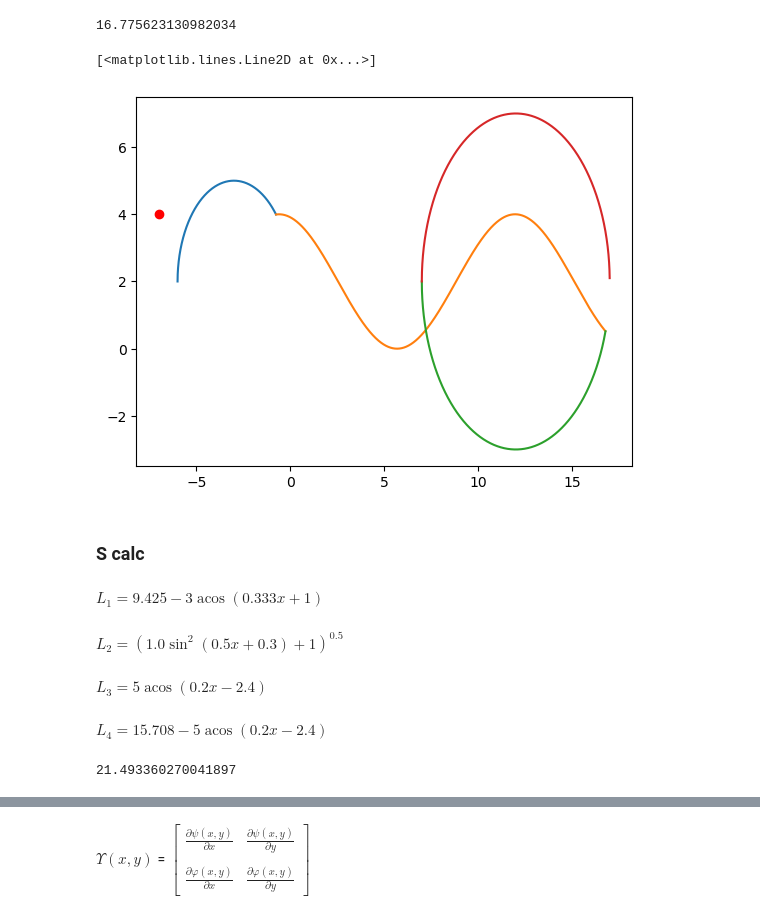
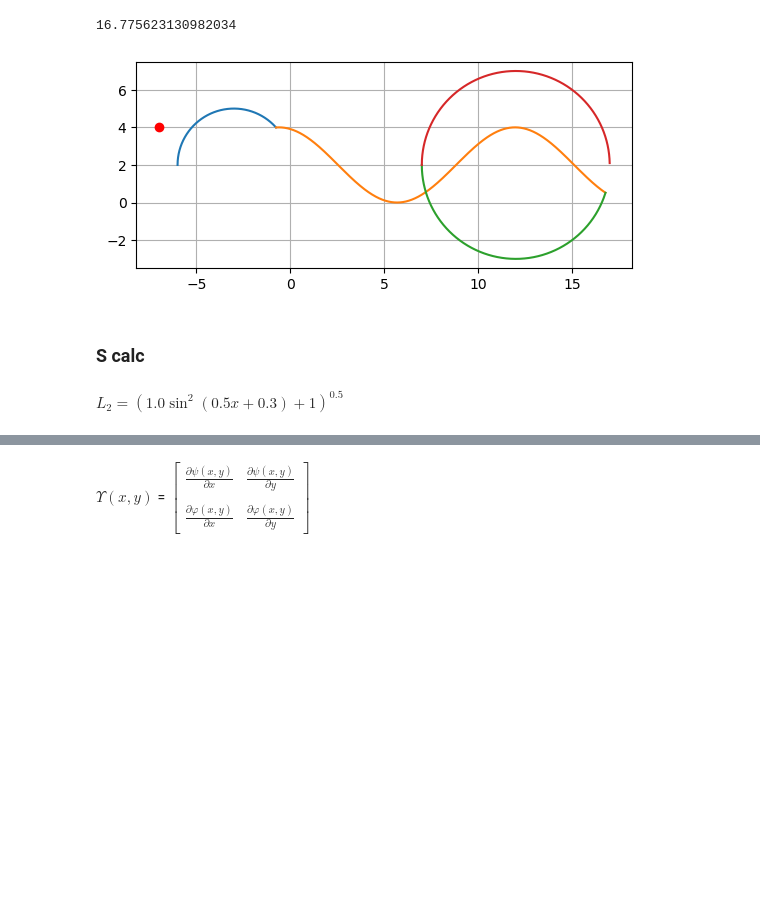
Before and after one commit to dvogureckiy99/TPandC, a Jupyter notebook: lab3.ipynb, the cells around one changed output, grey strips where cells are left out. Saved outputs shown, nothing was run; the diff lists cells and outputs as text; code cells hidden in the pictures; blank space fills up the shorter version.

```diff
--- a/lab3.ipynb
+++ b/lab3.ipynb
@@ -183,23 +184,18 @@ xsw3 = xc3-R3
 # %%
 # desired traj
 x1 = np.arange(xc1-R1,xsw1,1e-3)
 x2 = np.arange(xsw1,xsw2,1e-2)
 x3 = np.arange(xsw3,xsw2,1e-3)
 x4 = np.arange(xsw3,xc3+R3,1e-3)
 plt.plot(x1,fun_calc_phi_12_y(x1))
 plt.plot(x2,fun_calc_phi_2_y(x2))
 plt.plot(x3,fun_calc_phi_31_y(x3))
 plt.plot(x4,fun_calc_phi_32_y(x4))
 plt.plot(x0,y0,"or")
+plt.grid(True)
+ax = plt.gca()
+ax.set_aspect('equal', adjustable='box')
 # %% [output]
-[<matplotlib.lines.Line2D at 0x...>]
-[figure, old version]
+[figure, new version]
 # %% [markdown]
 ### S calc
-# %%
-L_1 = (np.pi - sm.acos((x-xc1)/R1) )*R1
-params = tuple(L_1.free_symbols)
-s_1 = sm.lambdify(params, L_1, modules='numpy')
-display_expr(L_1)
-# %% [output]
-$\displaystyle L_1=9.425 - 3 \operatorname{acos}{\left(0.333 x + 1 \right)}$
@@ -215,17 +214,3 @@ def s_2(x):
     return sp.integrate.quad(calc_s_2_int,xsw1,x)[0]
 # %% [output]
 $\displaystyle L_2=\left(1.0 \sin^{2}{\left(0.5 x + 0.3 \right)} + 1\right)^{0.5}$
-# %%
-L_3 = ( sm.acos((x-xc3)/R3) )*R3
-params = tuple(L_3.free_symbols)
-s_3 = sm.lambdify(params, L_3, modules='numpy')
-display_expr(L_3)
-# %% [output]
-$\displaystyle L_3=5 \operatorname{acos}{\left(0.2 x - 2.4 \right)}$
-# %%
-L_4 = (np.pi - sm.acos((x-xc3)/R3) )*R3
-params = tuple(L_4.free_symbols)
-s_4 = sm.lambdify(params, L_4, modules='numpy')
-display_expr(L_4)
-# %% [output]
-$\displaystyle L_4=15.708 - 5 \operatorname{acos}{\left(0.2 x - 2.4 \right)}$
@@ -240,4 +216,0 @@ def s(x,x_prev,s_prev):
-# %%
-s_2(xsw2)-s_1(xsw1)
-# %% [output]
-21.493360270041897
```
Also changed, not shown: parts of 14 cells of this notebook.
